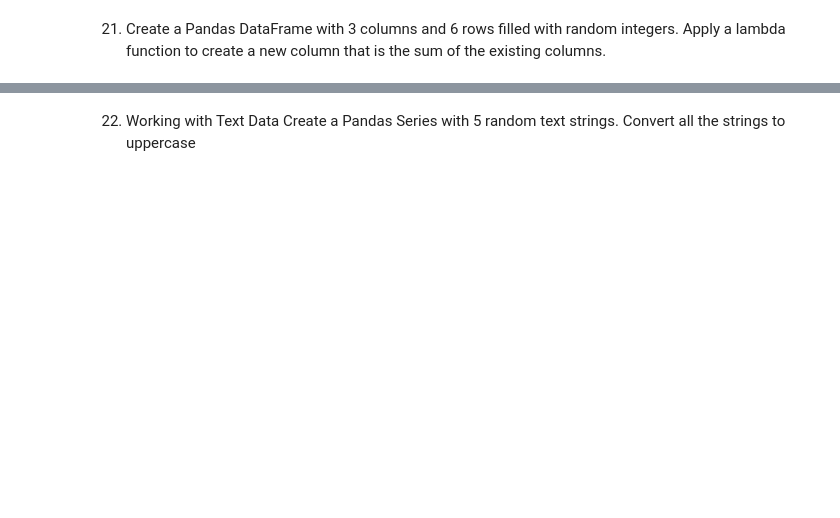
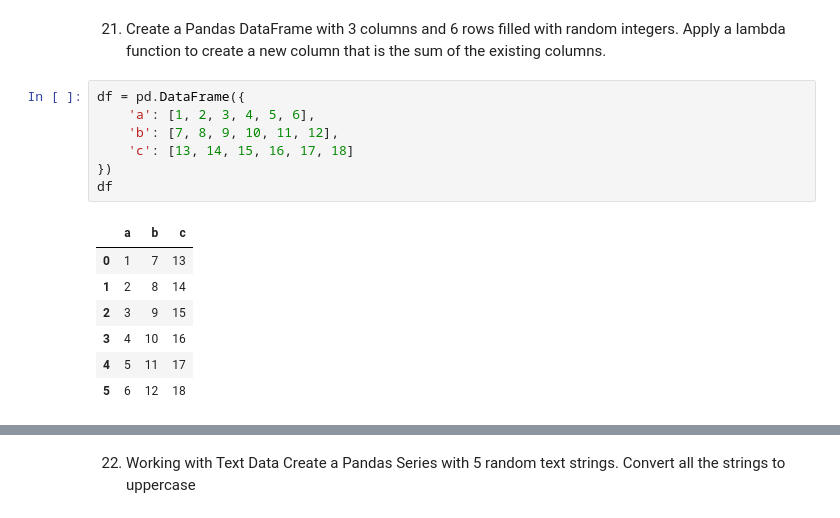
Before and after one commit to yashwith41/assignment1-skill60-, a Jupyter notebook: assignment.ipynb, the cells around one changed output, grey strips where cells are left out. Drawn from its saved outputs; the diff is of its cells as text; blank space fills up the shorter version.

```diff
--- a/assignment.ipynb
+++ b/assignment.ipynb
@@ -227,2 +413,17 @@ Create a Pandas DataFrame with 3 columns and 5 rows filled with random integers.
 # %% [markdown]
 21. Create a Pandas DataFrame with 3 columns and 6 rows filled with random integers. Apply a lambda function to create a new column that is the sum of the existing columns.
+# %%
+df = pd.DataFrame({
+    'a': [1, 2, 3, 4, 5, 6],
+    'b': [7, 8, 9, 10, 11, 12],
+    'c': [13, 14, 15, 16, 17, 18]
+})
+df
+# %% [output]
+|  | a | b | c |
+| 0 | 1 | 7 | 13 |
+| 1 | 2 | 8 | 14 |
+| 2 | 3 | 9 | 15 |
+| 3 | 4 | 10 | 16 |
+| 4 | 5 | 11 | 17 |
+| 5 | 6 | 12 | 18 |
```
Also changed, not shown: parts of 24 cells of this notebook.
